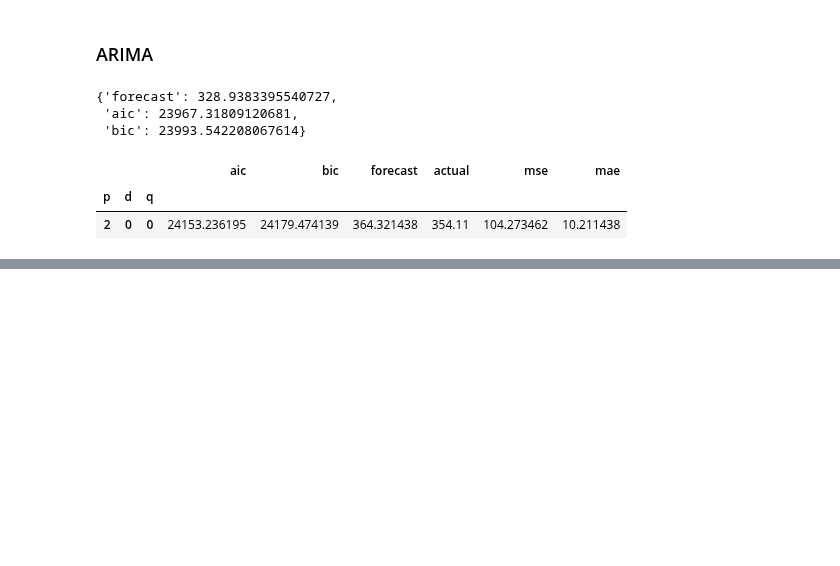
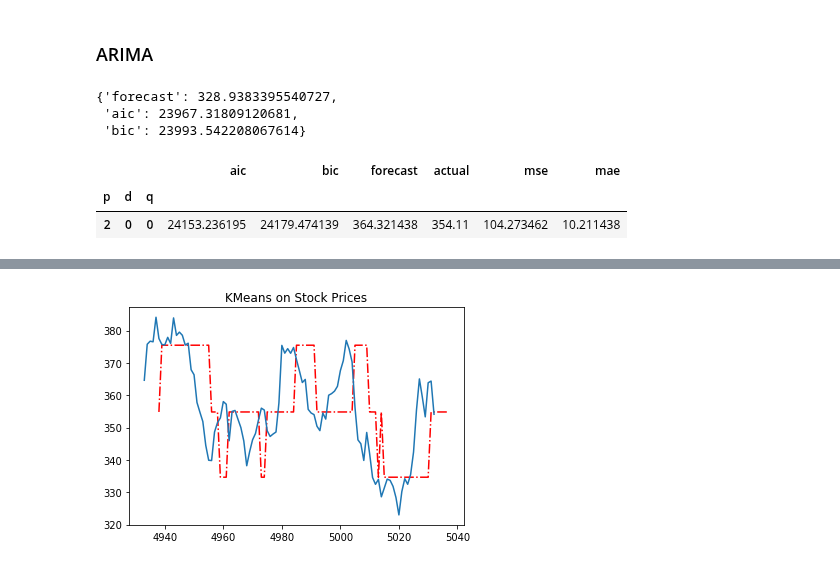
Before and after one commit to rbetzler/fun-times-in-python, a Jupyter notebook: finance/data_science/stock_explorer.ipynb, the cells around one changed output, grey strips where cells are left out. Cells and saved outputs as stored; diff of their text form; code cells hidden in the pictures; blank space fills up the shorter version.

Commit message:
started playing around with sklearn on prices

```diff
--- a/finance/data_science/stock_explorer.ipynb
+++ b/finance/data_science/stock_explorer.ipynb
@@ -102,0 +105,4 @@ time_series_utils.ARIMA(series=df['open'],
+# %%
+full = df.tail(1000)
+train = full.head(900)
+test = df.tail(100)
@@ -102,0 +127,5 @@ time_series_utils.ARIMA(series=df['open'],
+# %%
+from sklearn.cluster import KMeans
+cluster = KMeans(n_clusters=10, random_state=0).fit(train['open'].values.reshape(-1,1))
+preds = cluster.predict(test['open'].values.reshape(-1,1))
+cluster.cluster_centers_
@@ -102,0 +143,9 @@ time_series_utils.ARIMA(series=df['open'],
+# %%
+# Need to show how this looks when actually iter across days
+plt.figure()
+plt.title('KMeans on Stock Prices')
+plt.plot(test.index.values+5, cluster.cluster_centers_[preds], color='r', linestyle='-.')
+plt.plot(test['open'])
+plt.show()
+# %% [output]
+[figure, added]
```
Also changed, not shown: parts of 3 cells of this notebook.
